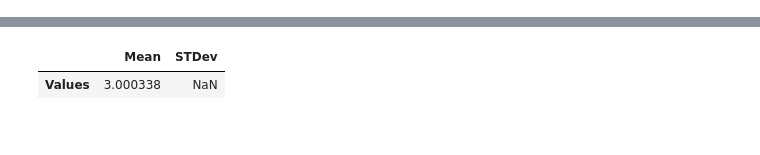
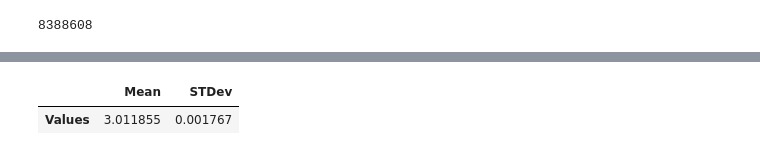
Before and after one commit to KarlHenrik/FYS4411-Gruppe, a Jupyter notebook: Project1/Code/Analysis.ipynb, the cells around one changed output, grey strips where cells are left out. Drawn from its saved outputs; the diff is of its cells as text; code cells hidden in the pictures.

```diff
--- a/Project1/Code/Analysis.ipynb
+++ b/Project1/Code/Analysis.ipynb
@@ -28,4 +26,8 @@ plt.show()
 # %%
-x = pd.read_csv("Output/HO_Gauss_RU_Big.txt")
+x = pd.read_csv("Output/HO_Gauss_RU_Big.txt", delim_whitespace = True)
+
+energy = x["Energy"]
+density = x["Density"].dropna()
+r = x["r"].dropna()
 display(x)
 # %% [output]
@@ -45,5 +53,11 @@ display(x)
+# %%
+end = 2**int(np.log2(len(x["Energy"])))
+energy = np.array(x["Energy"])[:end]
+len(energy)
+# %% [output]
+8388608
 # %%
-mean, var = block(x["Energy"])
+mean, var = block(energy)
 std = np.sqrt(var)
 
 data = {'Mean':[mean], 'STDev':[std]}
@@ -54,2 +67,2 @@ Warning: Use more data
 |  | Mean | STDev |
-| Values | 3.000338 | NaN |
+| Values | 3.011855 | 0.001767 |
```
Also changed, not shown: parts of 10 cells of this notebook, 10 other files.
